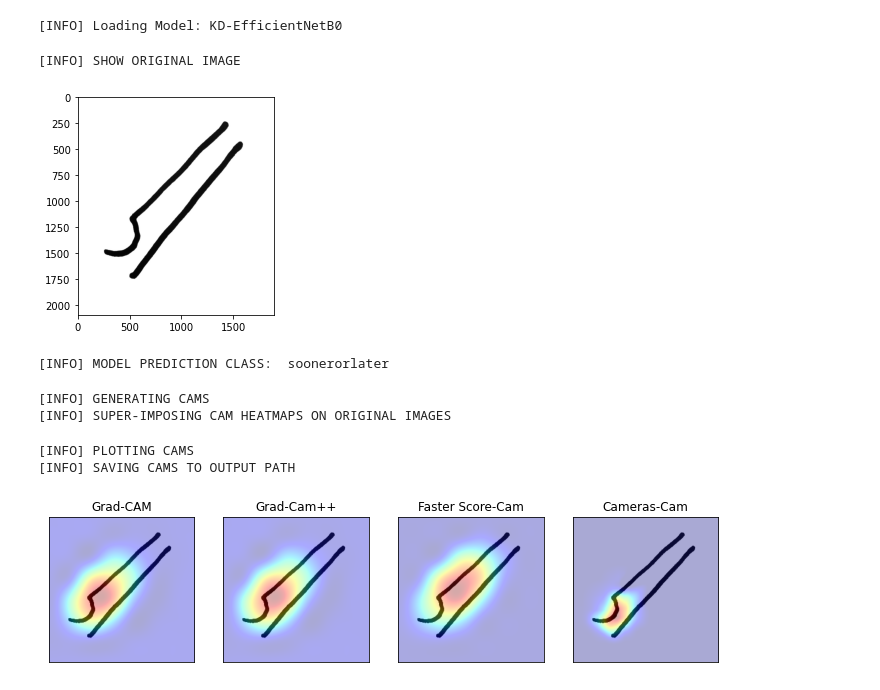
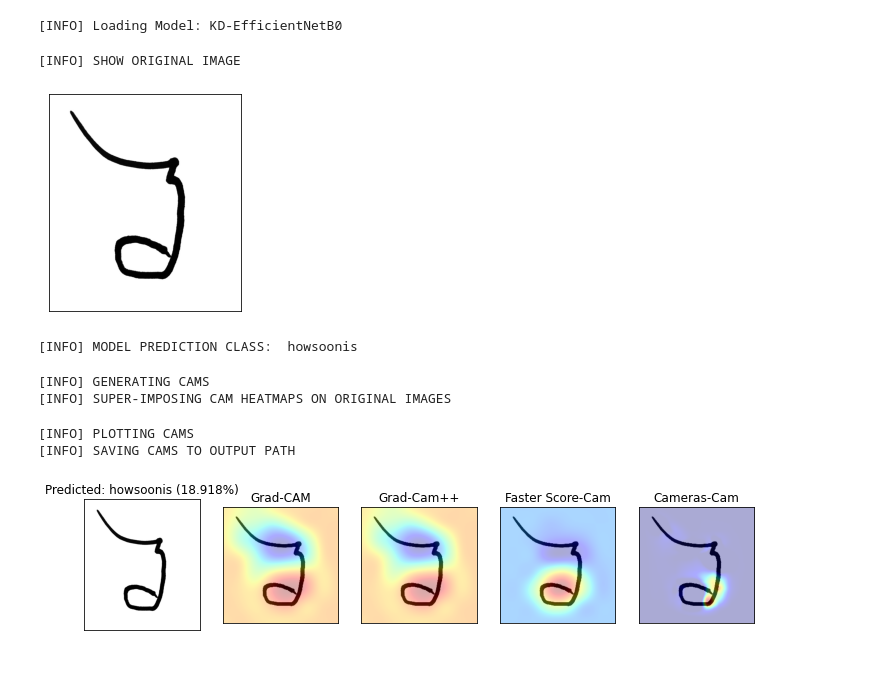
Before and after one commit to sub1120/PSR-KD, a Jupyter notebook: notebooks/Cams.ipynb, the cells around one changed output. Cells and saved outputs as stored; diff of their text form; code cells hidden in the pictures.

Commit message:
Update save output format

```diff
--- a/notebooks/Cams.ipynb
+++ b/notebooks/Cams.ipynb
@@ -74,17 +74,22 @@ index_class = index_class_dict()
 # %% [output]
 [INFO] Loading Model: KD-EfficientNetB0
 # %%
-print("[INFO] SHOW ORIGINAL IMAGE")
-IMAGE_PATH = 'ds/test/soonerorlater/soonerorlater15.jpg'
+IMAGE_NAME = 'stenograph'
+INDEX = '15'  #15, 16, 19, 20 for test samples
+IMAGE_PATH = 'ds/test/' + IMAGE_NAME + '/' + IMAGE_NAME + INDEX + '.jpg'
 
 #Load and preprocess Image
 image = load_img(IMAGE_PATH)
 image_array = get_img_array(image, IMAGE_SIZE, preprocess_func, rescale)
+
+print("[INFO] SHOW ORIGINAL IMAGE")
+plt.xticks([])
+plt.yticks([])
 plt.imshow(image)
 plt.show()
 # %% [output]
 [INFO] SHOW ORIGINAL IMAGE
-[figure, old version]
+[figure, new version]
 # %%
 #Get predictions
 preds = model.predict(np.expand_dims(image_array, axis=0))
@@ -93,7 +98,7 @@ pred_index = np.argmax(preds[0])
 score = "{0:.3f}%".format(preds[0][pred_index]*100)
 print("[INFO] MODEL PREDICTION CLASS: ", index_class[pred_index] )
 # %% [output]
-[INFO] MODEL PREDICTION CLASS:  soonerorlater
+[INFO] MODEL PREDICTION CLASS:  howsoonis
 # %%
 print("[INFO] GENERATING CAMS")
 #Grad-Cam
@@ -119,39 +124,45 @@ cameras_super_img = get_superimposed_image(org_image, cameras_heatmap)
 [INFO] GENERATING CAMS
 [INFO] SUPER-IMPOSING CAM HEATMAPS ON ORIGINAL IMAGES
 # %%
-OUTPUT_PATH = 'out/Cams/'
+OUTPUT_PATH = 'out/Cams/' + MODEL_NAME +'/'
 
 print("[INFO] PLOTTING CAMS")
 plt.figure(figsize=(12, 12))
 
-plt.subplot(1, 4, 1)
+plt.subplot(1, 5, 1)
+plt.xticks([])
+plt.yticks([])
+plt.imshow(image)
+plt.title("Predicted: " + index_class[pred_index] +' ('+score+')', fontsize=FONT_SIZE)
+
+plt.subplot(1, 5, 2)
 plt.imshow(gradcam_super_img)
 plt.xticks([])
 plt.yticks([])
 plt.title("Grad-CAM", fontsize=FONT_SIZE)
 
-plt.subplot(1, 4, 2)
+plt.subplot(1, 5, 3)
 plt.imshow(gradcampp_super_img)
 plt.xticks([])
 plt.yticks([])
 plt.title("Grad-Cam++", fontsize=FONT_SIZE)
 
-plt.subplot(1, 4, 3)
+plt.subplot(1, 5, 4)
 plt.imshow(scorecam_super_img)
 plt.xticks([])
 plt.yticks([])
 plt.title("Faster Score-Cam", fontsize=FONT_SIZE)
 
-plt.subplot(1, 4, 4)
+plt.subplot(1, 5, 5)
 plt.imshow(cameras_super_img)
 plt.xticks([])
 plt.yticks([])
 plt.title("Cameras-Cam", fontsize=FONT_SIZE)
 
 print("[INFO] SAVING CAMS TO OUTPUT PATH\n")
-savefigure(OUTPUT_PATH, 'CAM-' + MODEL_NAME + '-' + index_class[pred_index])
+savefigure(OUTPUT_PATH, IMAGE_NAME + '-' + index_class[pred_index] + '(' + score + ')')
 plt.show()
 # %% [output]
 [INFO] PLOTTING CAMS
 [INFO] SAVING CAMS TO OUTPUT PATH
-[figure, old version]
+[figure, new version]
```
Also changed, not shown: parts of 1 cell of this notebook.
